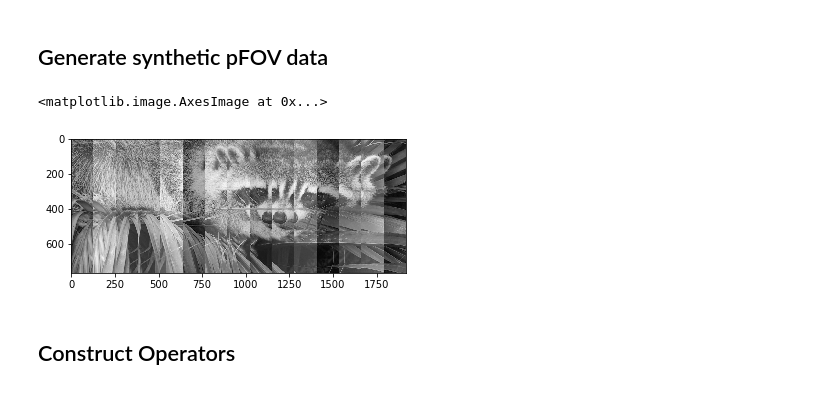
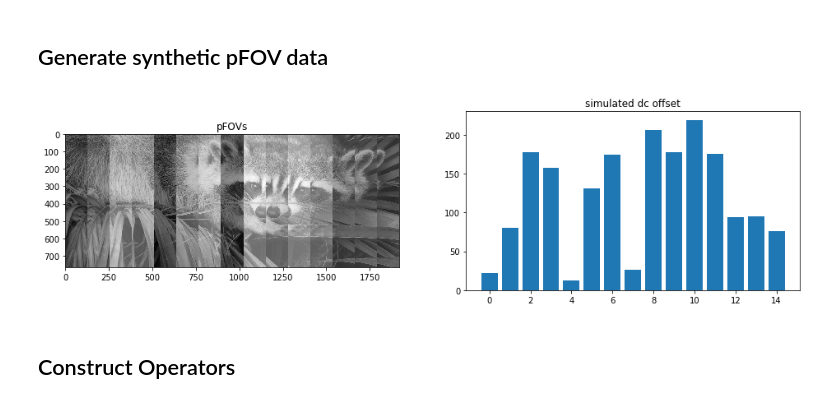
Before and after one commit to mbdriscoll/indigo, a Jupyter notebook: examples/mpi.ipynb, the cells around one changed output. Saved outputs shown, nothing was run; the diff lists cells and outputs as text; code cells hidden in the pictures.

Commit message:
plot simulated DC offsets in mpi notebook

```diff
--- a/examples/mpi.ipynb
+++ b/examples/mpi.ipynb
@@ -31,25 +31,29 @@ Requirement already satisfied: contexttimer in /home/mdriscoll/.conda3/envs/phas
 # %%
 x,z = img.shape
 p = width = 128
 s = overlap = 32
 g = gap = p-2*s
 snr = 10
 
 pfovs = np.array([img[:,c:c+p] for c in range(0,z-g,g)])
 
 img_dc = np.mean(abs(img))
-dc_offsets = (0.5 + np.random.rand(len(pfovs))) * img_dc
+dc_offsets = 2*np.random.rand(len(pfovs)) * img_dc
 pfovs += dc_offsets[:,None,None]
 
-noise = (np.random.rand(*pfovs.shape) + 1j*np.random.rand(*pfovs.shape)) * 2 / snr
+noise = (np.random.rand(*pfovs.shape) + 1j*np.random.rand(*pfovs.shape)) / snr
 pfovs += noise
 
 npf, px, pz = pfovs.shape
 
-plt.imshow( abs(pfovs).transpose(1,0,2).reshape((x,-1)), cmap='gray', interpolation='nearest' )
+fig, (ax0, ax1) = plt.subplots(1,2,figsize=(16,4))
+ax0.set_title("pFOVs")
+ax0.imshow( abs(pfovs).transpose(1,0,2).reshape((x,-1)), cmap='gray', interpolation='nearest' )
+ax1.set_title("simulated dc offset")
+ax1.bar(range(len(dc_offsets)), dc_offsets)
+plt.show()
 # %% [output]
-<matplotlib.image.AxesImage at 0x...>
-[figure, old version]
+[figure, new version]
 # %% [markdown]
 ## Construct Operators
 # %%
```
Also changed, not shown: parts of 3 cells of this notebook.
